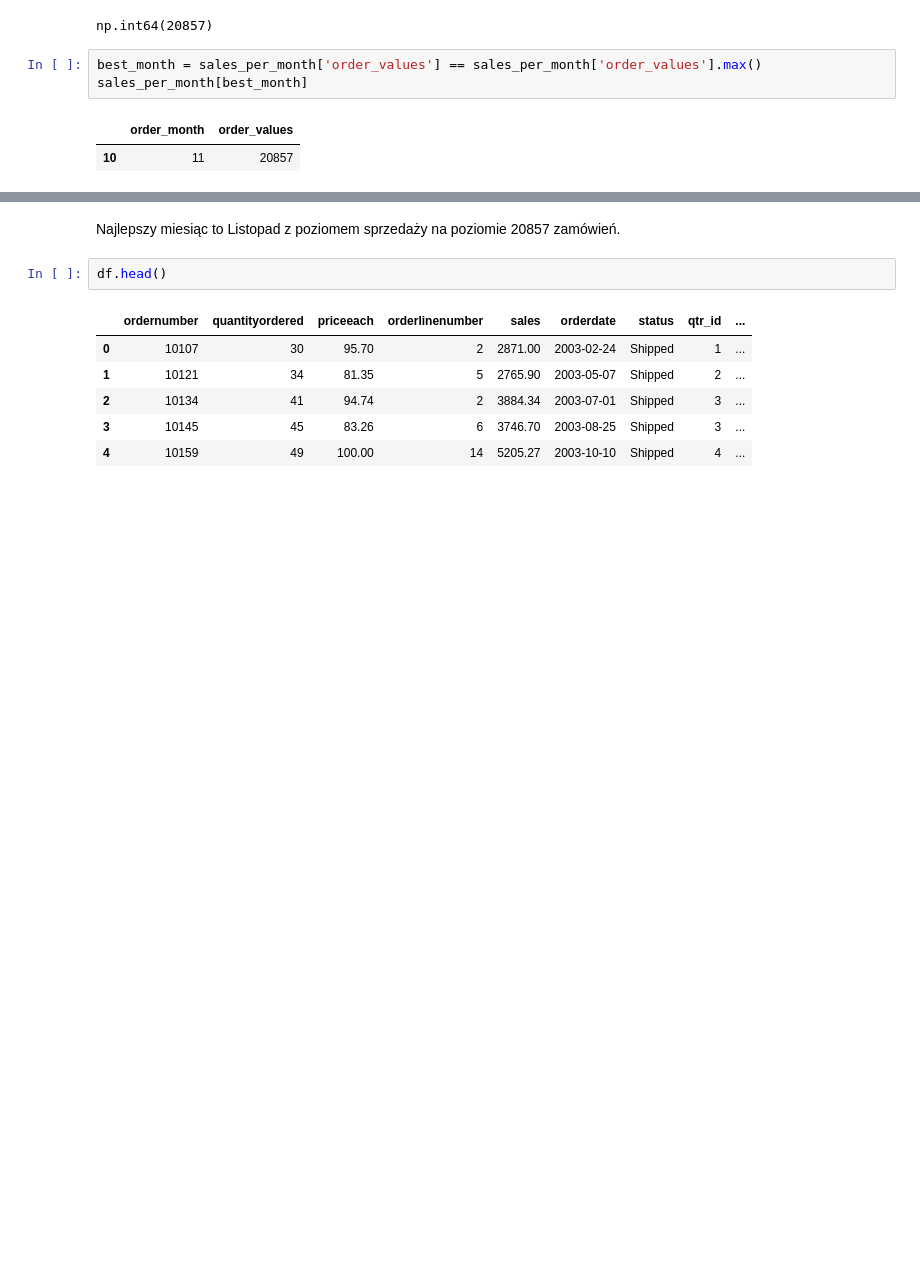
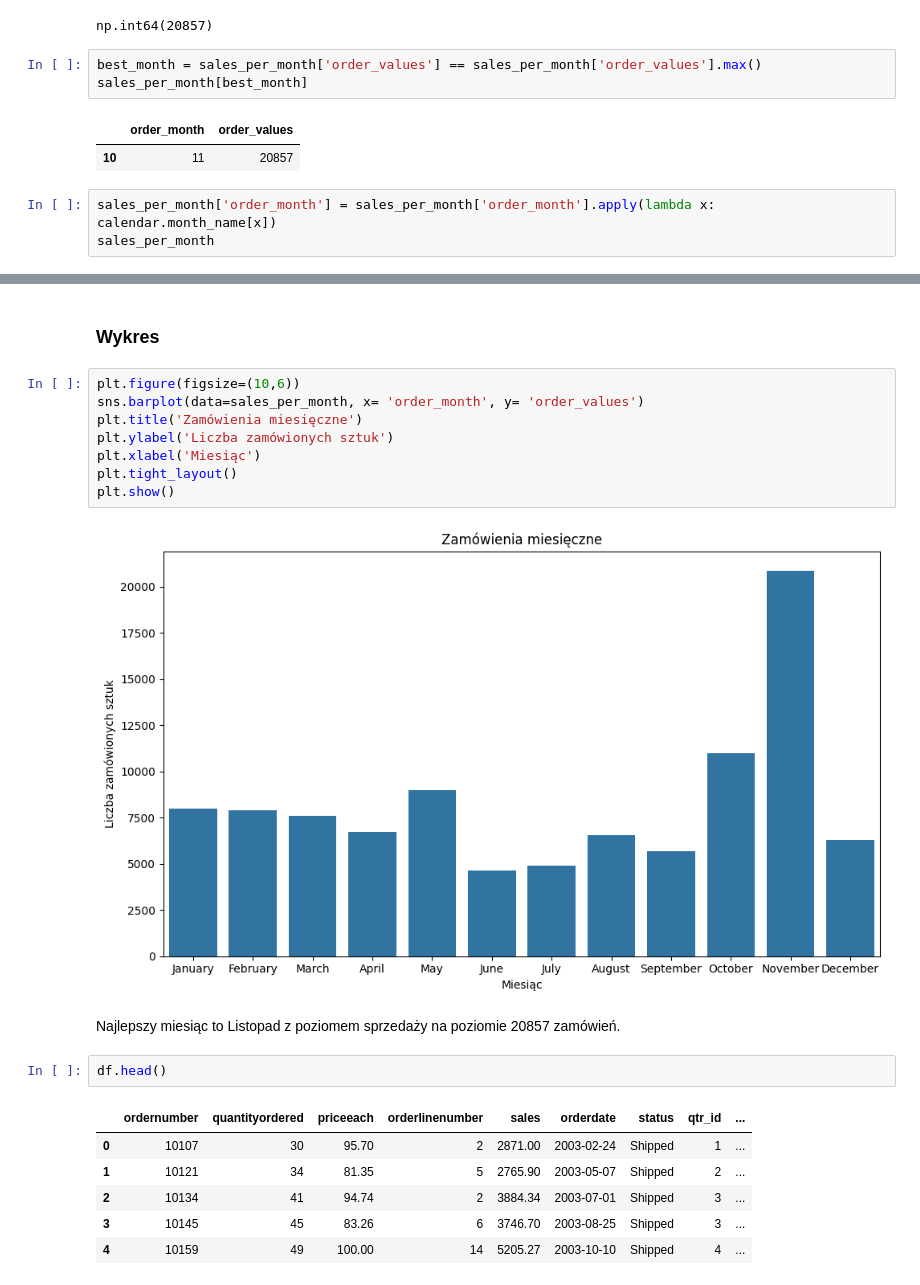
Before and after one commit to AdrianSchmidt96/mini-projects-adrian, a Jupyter notebook: data_analysis_sales/analysis.ipynb, the cells around one changed output, grey strips where cells are left out. Drawn from its saved outputs; the diff is of its cells as text; blank space fills up the shorter version.

```diff
--- a/data_analysis_sales/analysis.ipynb
+++ b/data_analysis_sales/analysis.ipynb
@@ -204,3 +205,6 @@ sales_per_month[best_month]
 # %% [output]
 |  | order_month | order_values |
 | 10 | 11 | 20857 |
+# %%
+sales_per_month['order_month'] = sales_per_month['order_month'].apply(lambda x: calendar.month_name[x])
+sales_per_month
@@ -207,3 +225,15 @@ sales_per_month[best_month]
+# %% [markdown]
+### Wykres
+# %%
+plt.figure(figsize=(10,6))
+sns.barplot(data=sales_per_month, x= 'order_month', y= 'order_values')
+plt.title('Zamówienia miesięczne')
+plt.ylabel('Liczba zamówionych sztuk')
+plt.xlabel('Miesiąc')
+plt.tight_layout()
+plt.show()
+# %% [output]
+[figure, added]
 # %% [markdown]
 Najlepszy miesiąc to Listopad z poziomem sprzedaży na poziomie 20857 zamówień.
 # %%
```
Also changed, not shown: parts of 8 cells of this notebook.
